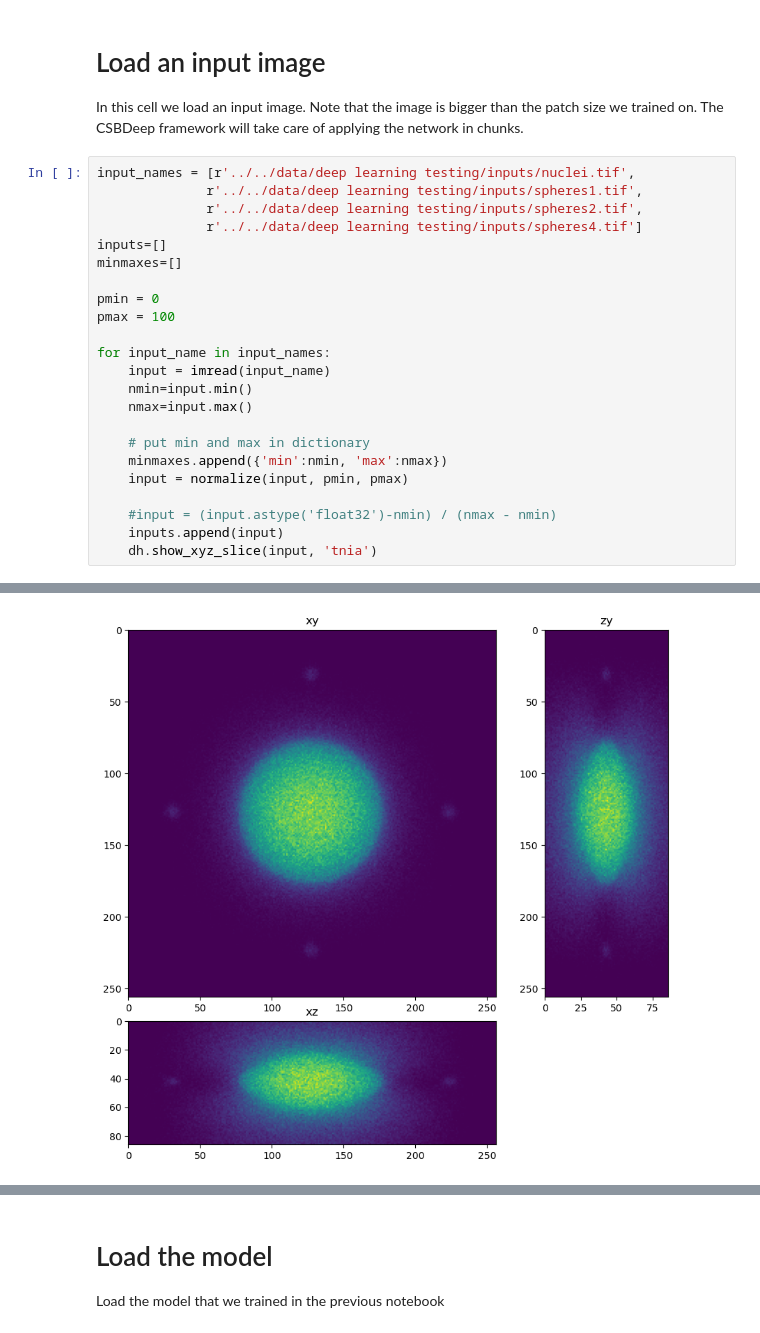
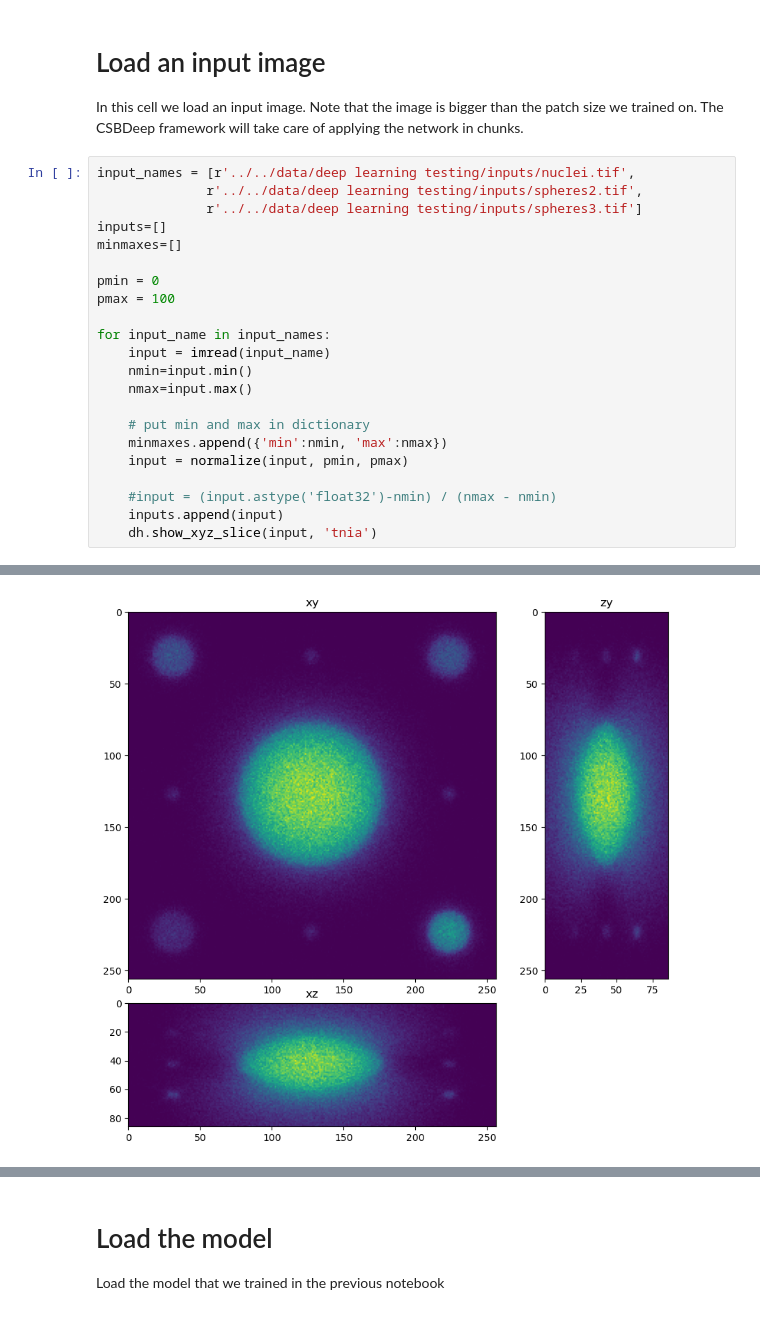
Before and after one commit to True-North-Intelligent-Algorithms/deconvolution-gpu-dl-course, a Jupyter notebook: docs/30_deep_learning/28_restore_care.ipynb, the cells around one changed output, grey strips where cells are left out. Drawn from its saved outputs; the diff is of its cells as text.

```diff
--- a/docs/30_deep_learning/28_restore_care.ipynb
+++ b/docs/30_deep_learning/28_restore_care.ipynb
@@ -18,27 +18,26 @@ import os
 In this cell we load an input image.  Note that the image is bigger than the patch size we trained on.  The CSBDeep framework will take care of applying the network in chunks.
 # %%
 input_names = [r'../../data/deep learning testing/inputs/nuclei.tif',
-              r'../../data/deep learning testing/inputs/spheres1.tif',
               r'../../data/deep learning testing/inputs/spheres2.tif',
-              r'../../data/deep learning testing/inputs/spheres4.tif']
+              r'../../data/deep learning testing/inputs/spheres3.tif']
 inputs=[]
 minmaxes=[]
 
 pmin = 0
 pmax = 100
 
 for input_name in input_names:
     input = imread(input_name)
     nmin=input.min()
     nmax=input.max()
 
     # put min and max in dictionary
     minmaxes.append({'min':nmin, 'max':nmax})
     input = normalize(input, pmin, pmax)
 
     #input = (input.astype('float32')-nmin) / (nmax - nmin)
     inputs.append(input)
     dh.show_xyz_slice(input, 'tnia')
 # %% [output]
 [figure]
-[figure, old version]
+[figure, new version]
```
Also changed, not shown: parts of 5 cells of this notebook.
